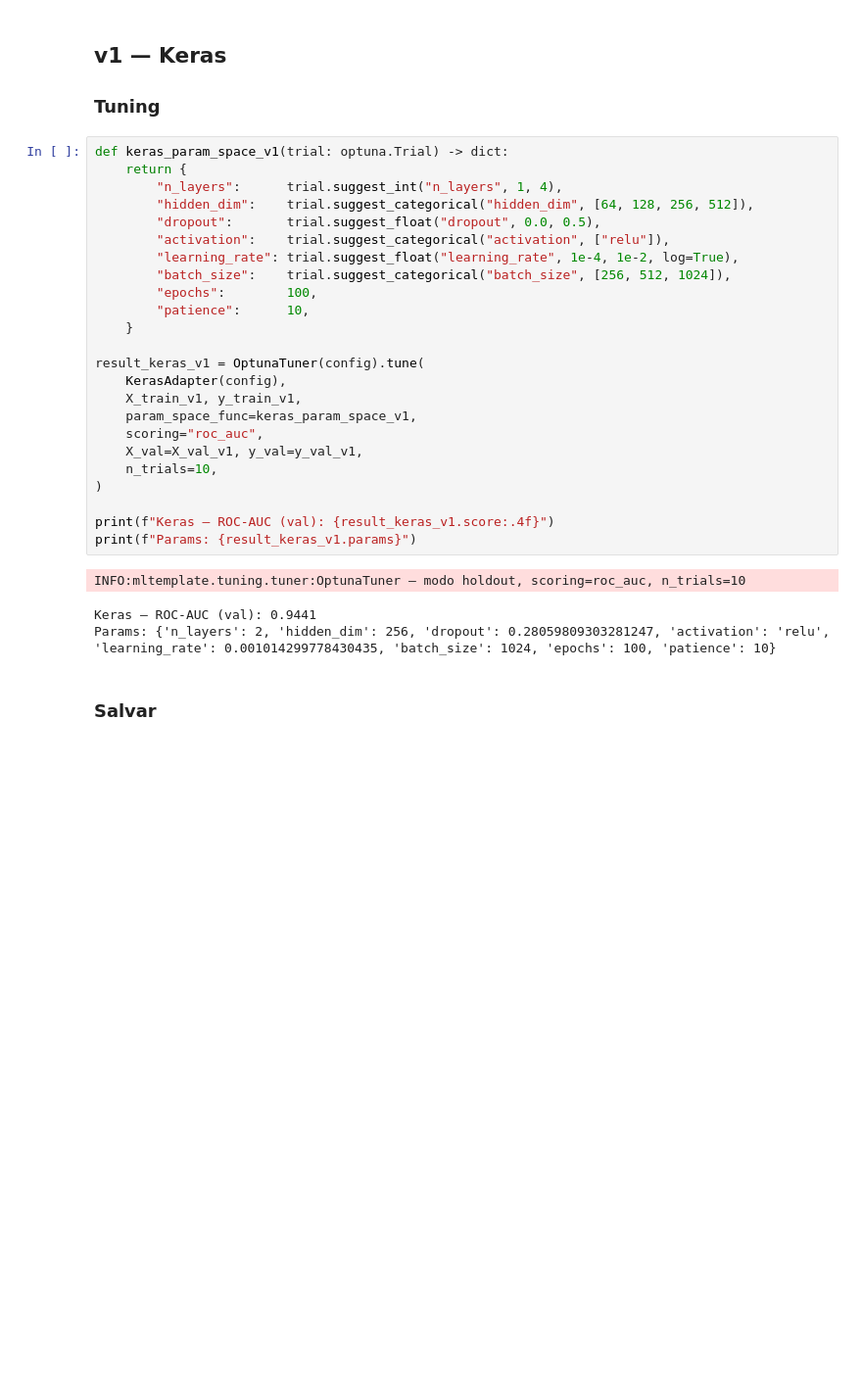
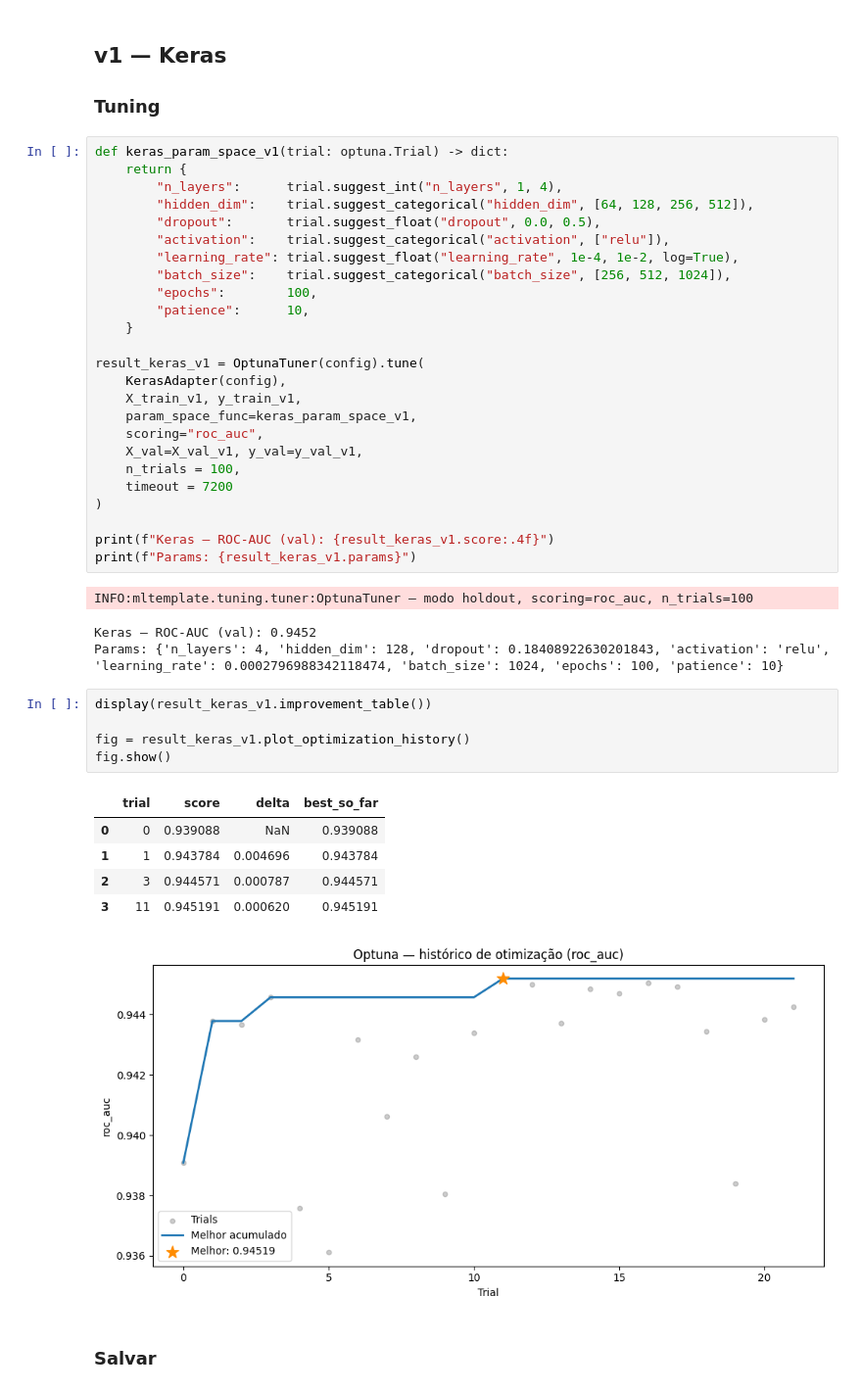
Before and after one commit to lucianoav/kaggle-s6e5, a Jupyter notebook: 03_tuning.ipynb, the cells around one changed output. Shown at 98% size. Saved outputs shown, nothing was run; the diff lists cells and outputs as text; blank space fills up the shorter version.

```diff
--- a/03_tuning.ipynb
+++ b/03_tuning.ipynb
@@ -159,15 +233,28 @@ result_keras_v1 = OptunaTuner(config).tune(
     param_space_func=keras_param_space_v1,
     scoring="roc_auc",
     X_val=X_val_v1, y_val=y_val_v1,
-    n_trials=10,
+    n_trials = 100,
+    timeout = 7200
 )
 
 print(f"Keras — ROC-AUC (val): {result_keras_v1.score:.4f}")
 print(f"Params: {result_keras_v1.params}")
 # %% [output]
-INFO:mltemplate.tuning.tuner:OptunaTuner — modo holdout, scoring=roc_auc, n_trials=10
+INFO:mltemplate.tuning.tuner:OptunaTuner — modo holdout, scoring=roc_auc, n_trials=100
-Keras — ROC-AUC (val): 0.9441
-Params: {'n_layers': 2, 'hidden_dim': 256, 'dropout': 0.28059809303281247, 'activation': 'relu', 'learning_rate': 0.001014299778430435, 'batch_size': 1024, 'epochs': 100, 'patience': 10}
+Keras — ROC-AUC (val): 0.9452
+Params: {'n_layers': 4, 'hidden_dim': 128, 'dropout': 0.18408922630201843, 'activation': 'relu', 'learning_rate': 0.0002796988342118474, 'batch_size': 1024, 'epochs': 100, 'patience': 10}
+# %%
+display(result_keras_v1.improvement_table())
+
+fig = result_keras_v1.plot_optimization_history()
+fig.show()
+# %% [output]
+|  | trial | score | delta | best_so_far |
+| 0 | 0 | 0.939088 | NaN | 0.939088 |
+| 1 | 1 | 0.943784 | 0.004696 | 0.943784 |
+| 2 | 3 | 0.944571 | 0.000787 | 0.944571 |
+| 3 | 11 | 0.945191 | 0.000620 | 0.945191 |
+[figure, added]
 # %% [markdown]
 ### Salvar
 # %%
```
Also changed, not shown: parts of 9 cells of this notebook.
